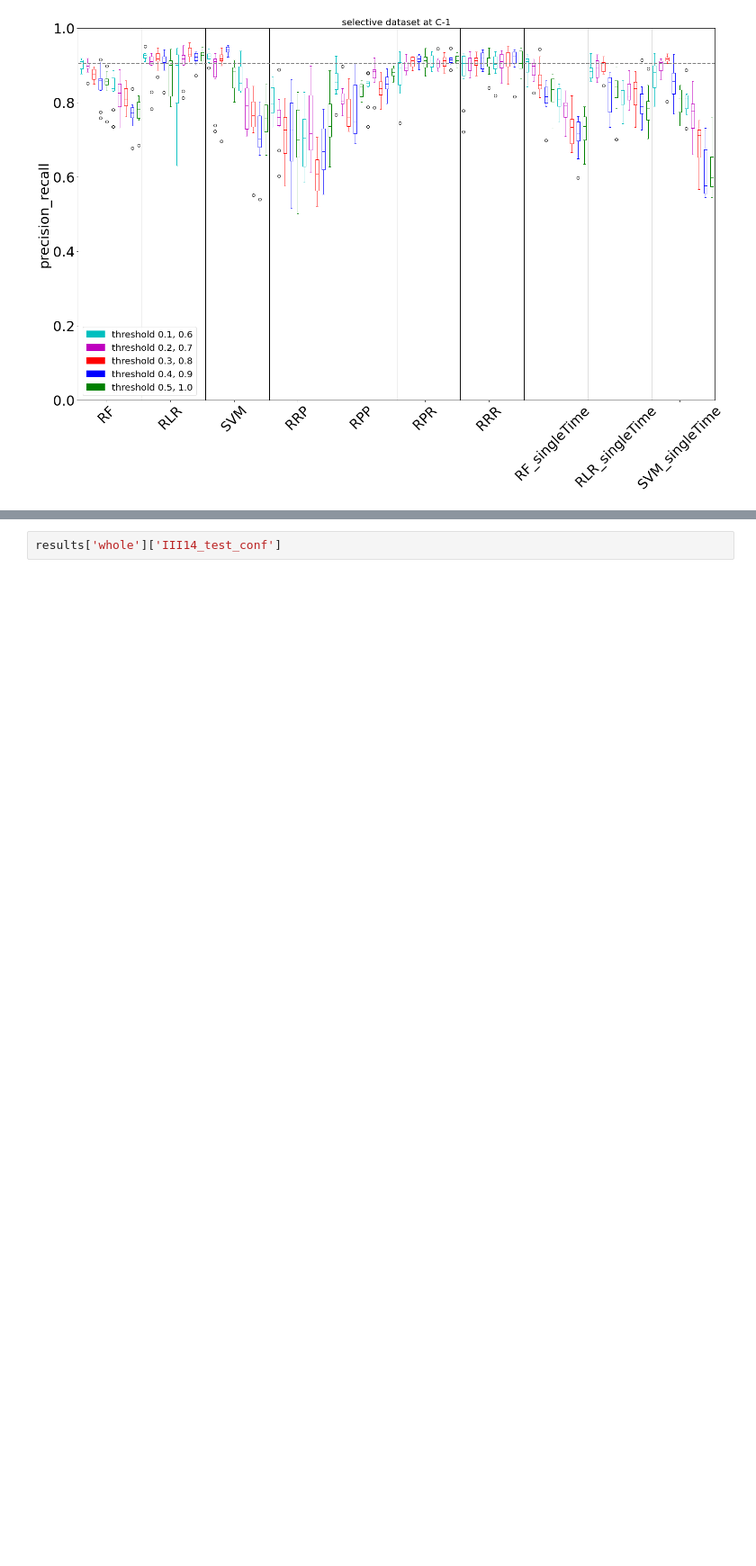
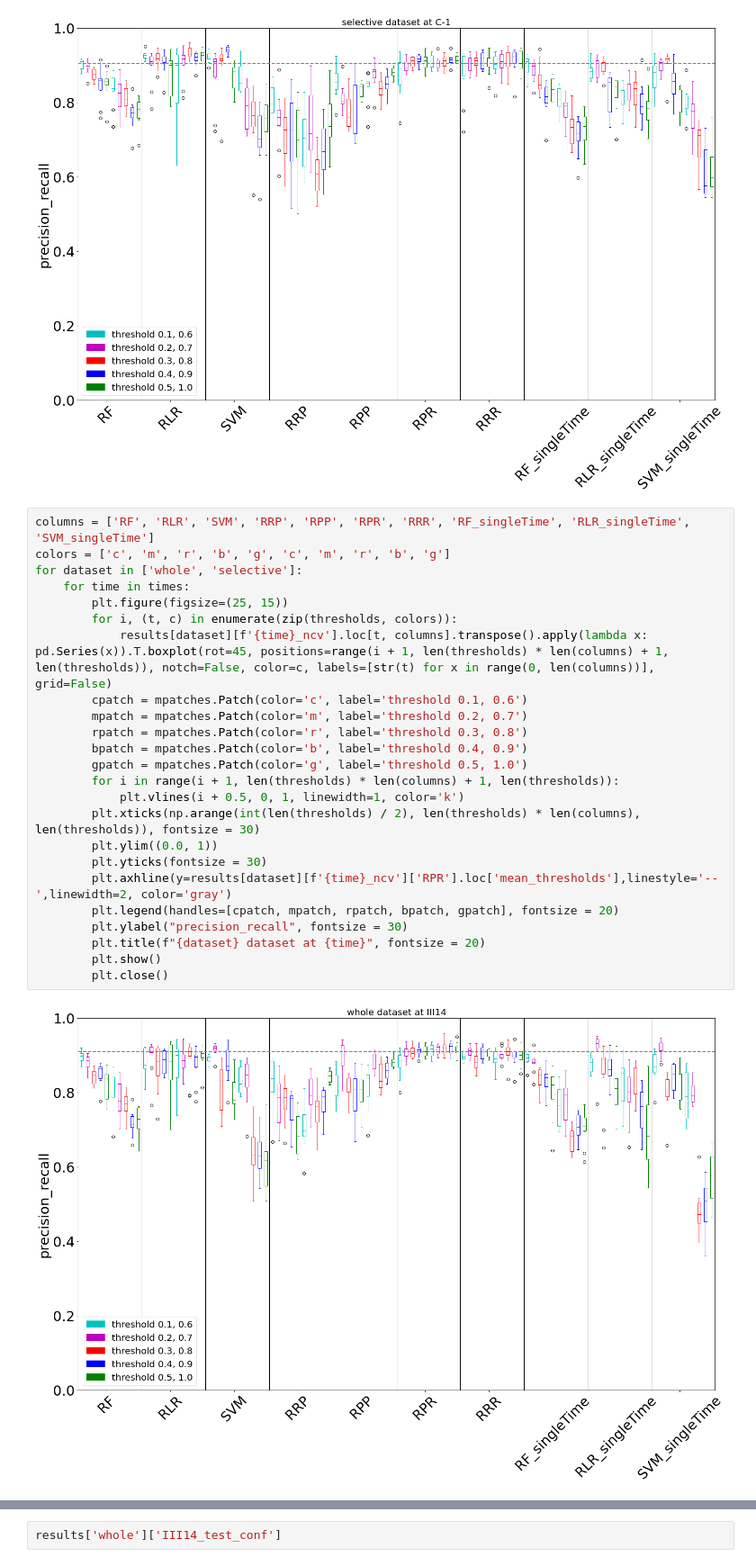
Before and after one commit to msmdev/MalariaVaccineEfficacyPrediction, a Jupyter notebook: bin/plotting/model_comparison_update.ipynb, the cells around one changed output, grey strips where cells are left out. Shown at 90% size. Cells and saved outputs as stored; diff of their text form; blank space fills up the shorter version.

Commit message:
update plots

```diff
--- a/bin/plotting/model_comparison_update.ipynb
+++ b/bin/plotting/model_comparison_update.ipynb
@@ -739,3 +750,29 @@ for dataset in ['whole', 'selective']:
 [figure]
 [figure]
 [figure]
+# %%
+columns = ['RF', 'RLR', 'SVM', 'RRP', 'RPP', 'RPR', 'RRR', 'RF_singleTime', 'RLR_singleTime', 'SVM_singleTime']
+colors = ['c', 'm', 'r', 'b', 'g', 'c', 'm', 'r', 'b', 'g']
+for dataset in ['whole', 'selective']:
+    for time in times:
+        plt.figure(figsize=(25, 15))
+        for i, (t, c) in enumerate(zip(thresholds, colors)):
+            results[dataset][f'{time}_ncv'].loc[t, columns].transpose().apply(lambda x: pd.Series(x)).T.boxplot(rot=45, positions=range(i + 1, len(thresholds) * len(columns) + 1, len(thresholds)), notch=False, color=c, labels=[str(t) for x in range(0, len(columns))], grid=False)
+        cpatch = mpatches.Patch(color='c', label='threshold 0.1, 0.6')
+        mpatch = mpatches.Patch(color='m', label='threshold 0.2, 0.7')
+        rpatch = mpatches.Patch(color='r', label='threshold 0.3, 0.8')
+        bpatch = mpatches.Patch(color='b', label='threshold 0.4, 0.9')
+        gpatch = mpatches.Patch(color='g', label='threshold 0.5, 1.0')
+        for i in range(i + 1, len(thresholds) * len(columns) + 1, len(thresholds)):
+            plt.vlines(i + 0.5, 0, 1, linewidth=1, color='k')
+        plt.xticks(np.arange(int(len(thresholds) / 2), len(thresholds) * len(columns), len(thresholds)), fontsize = 30)
+        plt.ylim((0.0, 1))
+        plt.yticks(fontsize = 30)
+        plt.axhline(y=results[dataset][f'{time}_ncv']['RPR'].loc['mean_thresholds'],linestyle='--',linewidth=2, color='gray')
+        plt.legend(handles=[cpatch, mpatch, rpatch, bpatch, gpatch], fontsize = 20)
+        plt.ylabel("precision_recall", fontsize = 30)
+        plt.title(f"{dataset} dataset at {time}", fontsize = 20)
+        plt.show()
+        plt.close()
+# %% [output]
+[figure, added]
```
Also changed, not shown: parts of 3 cells of this notebook.
